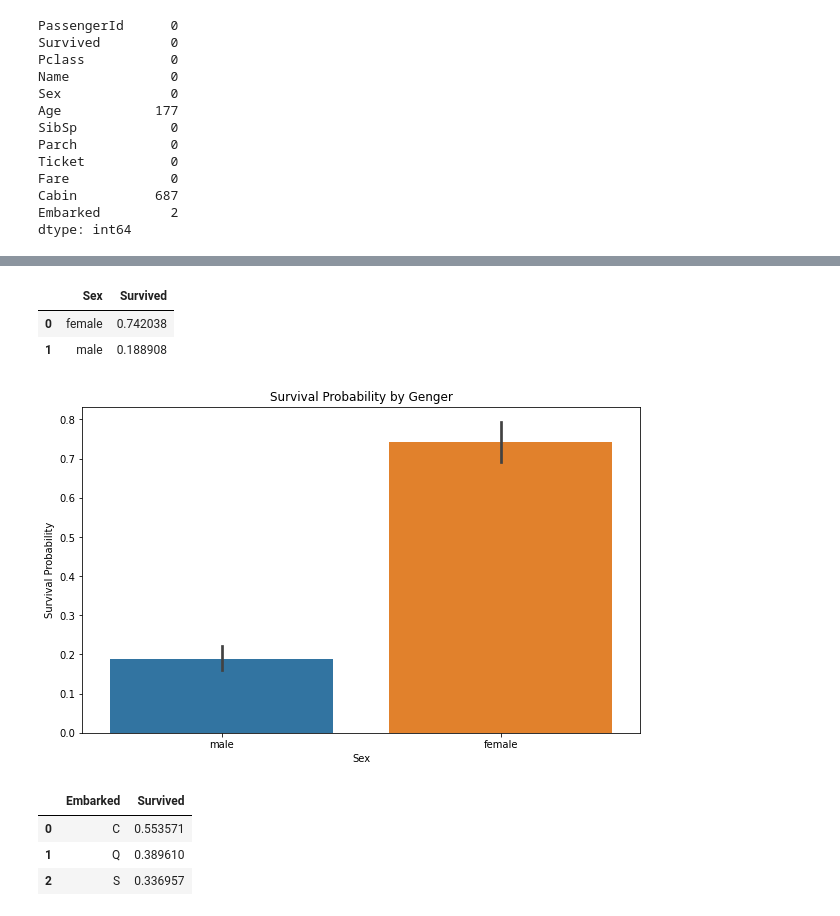
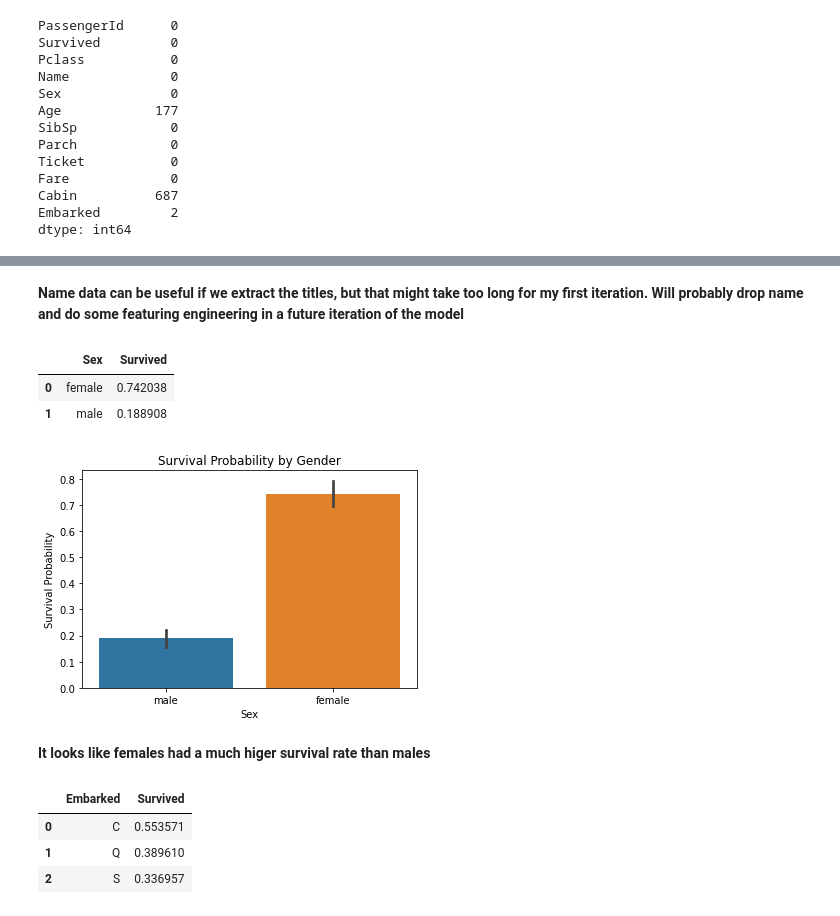
Before and after one commit to dermothethird/Kaggle_Titanic_Comp, a Jupyter notebook: Titanic_Workbook.ipynb, the cells around one changed output, grey strips where cells are left out. Saved outputs shown, nothing was run; the diff lists cells and outputs as text; code cells hidden in the pictures.

```diff
--- a/Titanic_Workbook.ipynb
+++ b/Titanic_Workbook.ipynb
@@ -104 +168,3 @@ Messy, will probably just drop
+# %% [markdown]
+**Name data can be useful if we extract the titles, but that might take too long for my first iteration. Will probably drop name and do some featuring engineering in a future iteration of the model**
 # %%
@@ -108,10 +175,13 @@ train[['Sex', 'Survived']].groupby('Sex', as_index=False).mean().sort_values(by=
 | 0 | female | 0.742038 |
 | 1 | male | 0.188908 |
 # %%
+# Create a barplot showing the Survival Probabilities of males and females
 sns.barplot(x='Sex', y='Survived', data=train)
 plt.rcParams["figure.figsize"] = (10,8)
 plt.ylabel('Survival Probability')
-plt.title('Survival Probability by Genger');
+plt.title('Survival Probability by Gender');
 # %% [output]
-[figure, old version]
+[figure, new version]
+# %% [markdown]
+**It looks like females had a much higer survival rate than males**
 # %%
```
Also changed, not shown: parts of 49 cells of this notebook, 1 other file.
